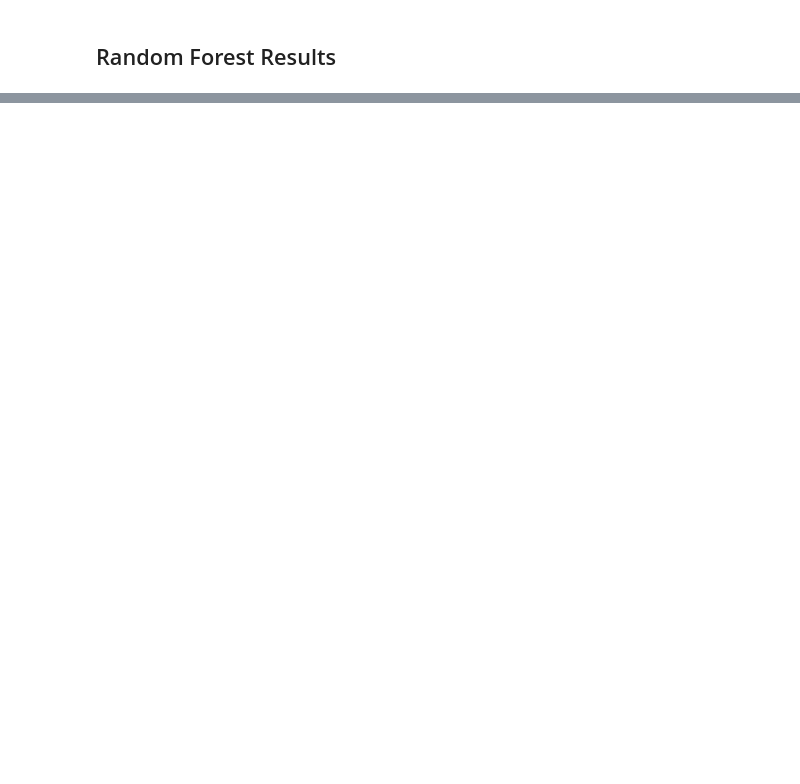
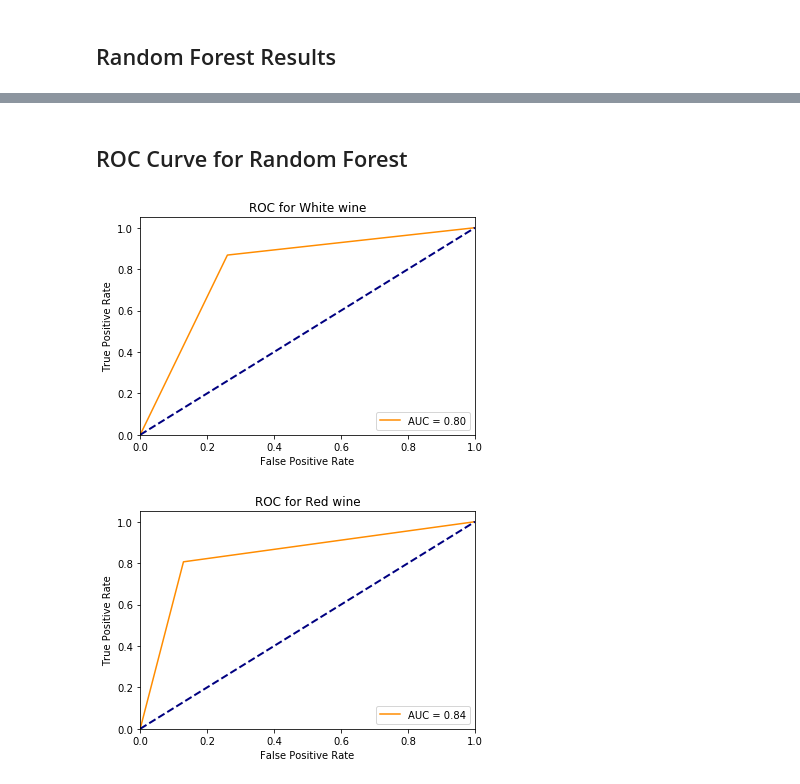
Before and after one commit to baohien97/wine-stuff, a Jupyter notebook: Project/random_forest.ipynb, the cells around one changed output, grey strips where cells are left out. Cells and saved outputs as stored; diff of their text form; code cells hidden in the pictures; blank space fills up the shorter version.

```diff
--- a/Project/random_forest.ipynb
+++ b/Project/random_forest.ipynb
@@ -175,18 +177,20 @@ Report:
 ## Random Forest Results
 # %%
 display(HTML('<h3>For White Wine: </h3>'))
-rf_preds_white_two = produce_report('RF for white wine (2 classes)', RandomForestClassifier(max_features='sqrt',
+y_test_white_rf, y_score_white_rf = produce_report('RF for white wine (2 classes)',
+                                       RandomForestClassifier(max_features='sqrt',
                                       criterion='entropy'), white_instances, white_two_classes)
-rf_preds_white_three = produce_report('RF for white wine (3 classes)', RandomForestClassifier(max_features='log2',
+produce_report('RF for white wine (3 classes)', RandomForestClassifier(max_features='log2',
                                       criterion='gini'), white_instances, white_three_classes)
-rf_preds_white_four = produce_report('RF for white wine (4 classes)', DecisionTreeClassifier(max_features='log2',
+produce_report('RF for white wine (4 classes)', DecisionTreeClassifier(max_features='log2',
                                       criterion='entropy'), white_instances, white_four_classes)
 display(HTML('<h3>For Red Wine: </h3>'))
-rf_preds_red_two = produce_report('RF for red wine (2 classes)', RandomForestClassifier(max_features='log2',
+y_test_red_rf, y_score_red_rf = produce_report('RF for red wine (2 classes)',
+                                       RandomForestClassifier(max_features='log2',
                                       criterion='entropy'), red_instances, red_two_classes)
-rf_preds_red_three = produce_report('RF for red wine (3 classes)', RandomForestClassifier(max_features='sqrt',
+produce_report('RF for red wine (3 classes)', RandomForestClassifier(max_features='sqrt',
                                       criterion='gini'), red_instances, red_three_classes)
-rf_preds_red_four = produce_report('RF for red wine (4 classes)', RandomForestClassifier(max_features='log2',
+produce_report('RF for red wine (4 classes)', RandomForestClassifier(max_features='log2',
                                       criterion='gini'), red_instances, red_four_classes)
 # %% [output]
 For White Wine:
@@ -215,0 +244,8 @@ Report:
+# %% [markdown]
+## ROC Curve for Random Forest
+# %%
+draw_curve("ROC for White wine", y_test_white_rf, y_score_white_rf)
+draw_curve("ROC for Red wine", y_test_red_rf, y_score_red_rf)
+# %% [output]
+[figure, added]
+[figure, added]
```
Also changed, not shown: parts of 6 cells of this notebook.
